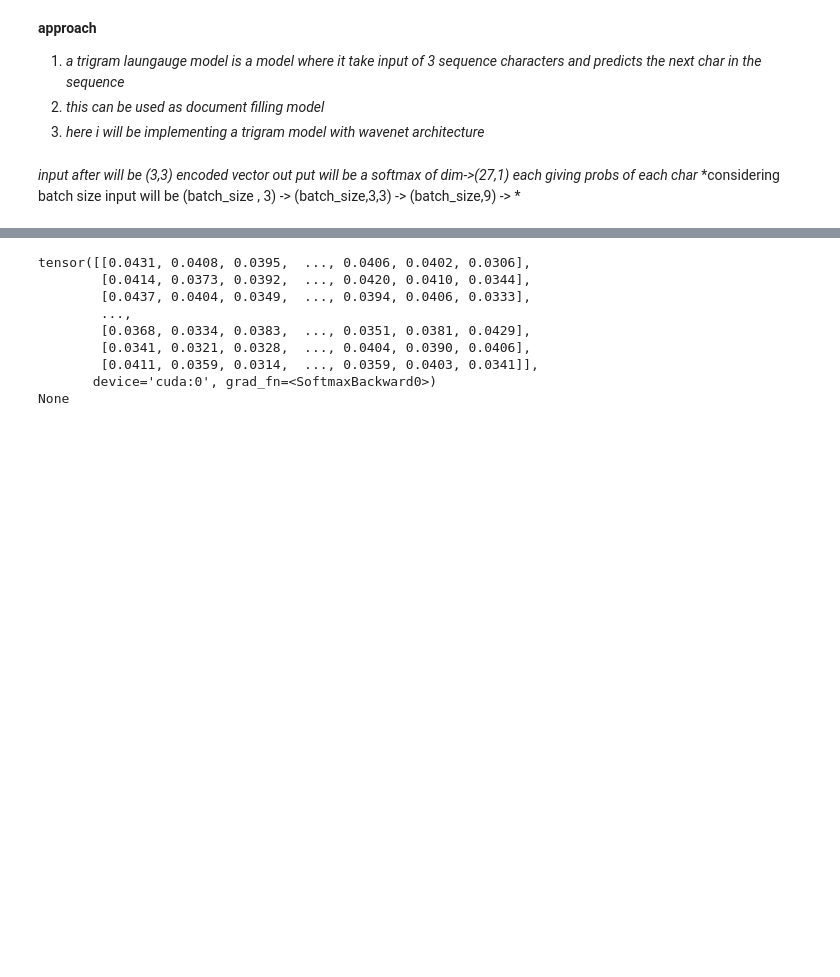
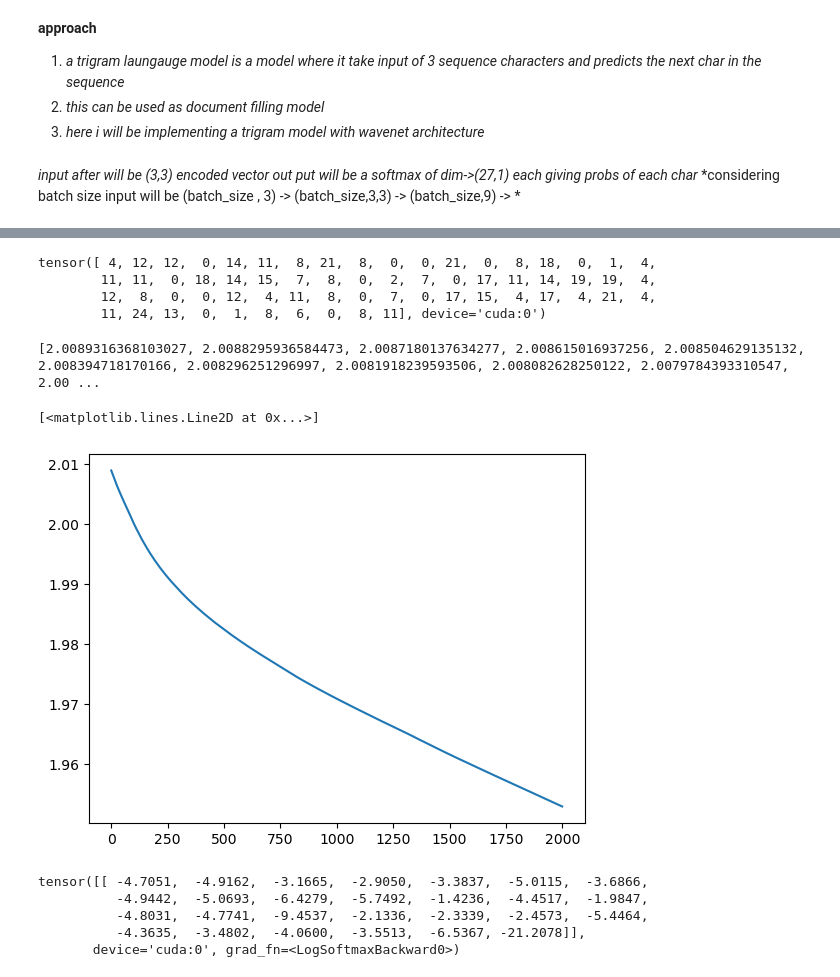
Before and after one commit to rohith033/Datascience60, a Jupyter notebook: 3of60.ipynb, the cells around one changed output, grey strips where cells are left out. Saved outputs shown, nothing was run; the diff lists cells and outputs as text; code cells hidden in the pictures; blank space fills up the shorter version.

Commit message:
Kaggle Notebook | trigram | Version 6

```diff
--- a/3of60.ipynb
+++ b/3of60.ipynb
@@ -104,8 +104,8 @@ y_num[0:5]
 # %% [output]
 [4, 12, 12, 0, 14]
 # %%
-x_num = torch.tensor(x_num)
-y_num = torch.tensor(y_num)
+x_num = torch.tensor(x_num).to(device)
+y_num = torch.tensor(y_num).to(device)
 # %%
 x_num.shape
 print(x_num[:10])
@@ -219 +210,3 @@ Model(
 )
+# %%
+criterion = nn.NLLLoss()
@@ -220,32 +250,39 @@ Model(
+# %%
+y_tmp = y_num[0:64]
+y_tmp.to(device)
+# %% [output]
+tensor([ 4, 12, 12,  0, 14, 11,  8, 21,  8,  0,  0, 21,  0,  8, 18,  0,  1,  4,
+        11, 11,  0, 18, 14, 15,  7,  8,  0,  2,  7,  0, 17, 11, 14, 19, 19,  4,
+        12,  8,  0,  0, 12,  4, 11,  8,  0,  7,  0, 17, 15,  4, 17,  4, 21,  4,
+        11, 24, 13,  0,  1,  8,  6,  0,  8, 11], device='cuda:0')
 # %%
 epochs = 2000
 losses = []
 for i in range(epochs):
     running_loss = 0
-    for x , y in tqdm(loader):
-        if(x.shape[0]!=64):
-            print(f"loss at {i}th epoch is : {running_loss}")
-            continue
-        pred = trigram(x)
-        print(pred)
-        loss = F.cross_entropy(pred,y)
-        loss.backward()
-        print(loss.grad)
-        break
-        running_loss+=loss.item()
-#         tqdm.set_description(f"current batch running loss: {running_loss}")
-    break
-    print(f"loss at {i}th epoch is : {running_loss}")
+    optimizer.zero_grad()
+    pred = trigram(x_num)
+    loss = criterion(pred.to(device),y_num)
+    loss.backward()
+    optimizer.step()
+    running_loss+=loss.item()
+#     i=0
+#     for x , y in tqdm(loader):
+#         optimizer.zero_grad()
+#         pred = trigram(x)
+#         loss = criterion(pred.to(device),y)
+#         loss.backward()
+#         optimizer.step()
+#         running_loss+=loss.item()
+#         i+=1
+#     print(f"loss at {i}th epoch is : {running_loss}")
     losses.append(running_loss)
-# %% [output]
-tensor([[0.0431, 0.0408, 0.0395,  ..., 0.0406, 0.0402, 0.0306],
-        [0.0414, 0.0373, 0.0392,  ..., 0.0420, 0.0410, 0.0344],
-        [0.0437, 0.0404, 0.0349,  ..., 0.0394, 0.0406, 0.0333],
-        ...,
-        [0.0368, 0.0334, 0.0383,  ..., 0.0351, 0.0381, 0.0429],
-        [0.0341, 0.0321, 0.0328,  ..., 0.0404, 0.0390, 0.0406],
-        [0.0411, 0.0359, 0.0314,  ..., 0.0359, 0.0403, 0.0341]],
-       device='cuda:0', grad_fn=<SoftmaxBackward0>)
-None
+# %%
+print(losses)
+# %% [output]
+[2.0089316368103027, 2.0088295936584473, 2.0087180137634277, 2.008615016937256, 2.008504629135132, 2.008394718170166, 2.008296251296997, 2.0081918239593506, 2.008082628250122, 2.0079784393310547, 2.00 ...
 # %%
-# plt.plot(losses)
+plt.plot(losses)
+# %% [output]
+[<matplotlib.lines.Line2D at 0x...>]
+[figure, added]
@@ -251,0 +292,8 @@ None
+# %%
+out
+# %% [output]
+tensor([[ -4.7051,  -4.9162,  -3.1665,  -2.9050,  -3.3837,  -5.0115,  -3.6866,
+          -4.9442,  -5.0693,  -6.4279,  -5.7492,  -1.4236,  -4.4517,  -1.9847,
+          -4.8031,  -4.7741,  -9.4537,  -2.1336,  -2.3339,  -2.4573,  -5.4464,
+          -4.3635,  -3.4802,  -4.0600,  -3.5513,  -6.5367, -21.2078]],
+       device='cuda:0', grad_fn=<LogSoftmaxBackward0>)
```
Also changed, not shown: parts of 11 cells of this notebook.
